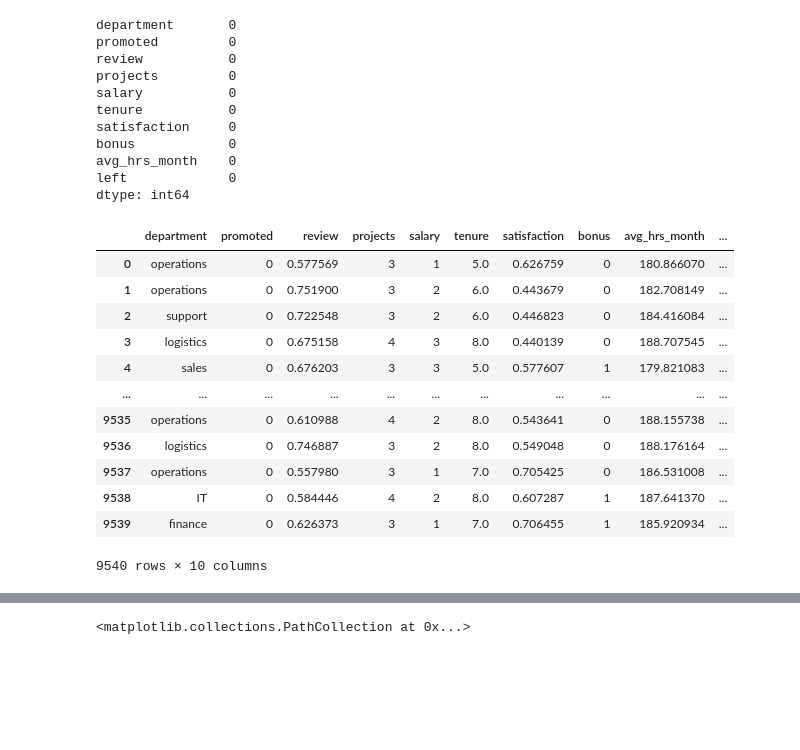
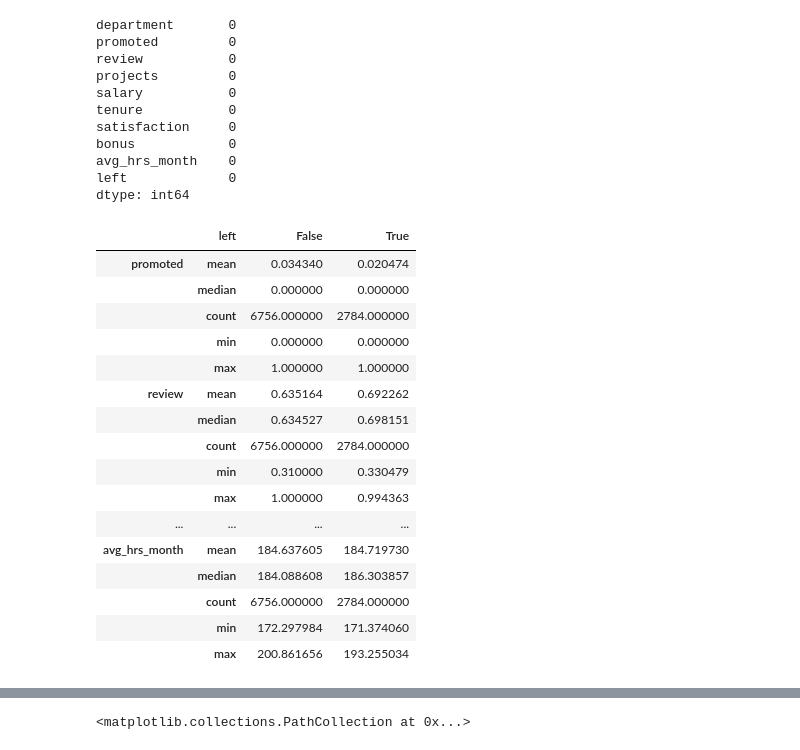
Before and after one commit to aaayala92/HackerRank, a Jupyter notebook: TA_Estadistica_Gerentes/WorkforceChurn_EDA.ipynb, the cells around one changed output, grey strips where cells are left out. Saved outputs shown, nothing was run; the diff lists cells and outputs as text; code cells hidden in the pictures; blank space fills up the shorter version.

```diff
--- a/TA_Estadistica_Gerentes/WorkforceChurn_EDA.ipynb
+++ b/TA_Estadistica_Gerentes/WorkforceChurn_EDA.ipynb
@@ -42,17 +62,21 @@ dtype: int64
 df["salary"] = df["salary"].map({"low":1, "medium":2, "high":3})
-# %%
-df
-# %% [output]
-|  | department | promoted | review | projects | salary | tenure | satisfaction | bonus | avg_hrs_month | ... |
-| 0 | operations | 0 | 0.577569 | 3 | 1 | 5.0 | 0.626759 | 0 | 180.866070 | ... |
-| 1 | operations | 0 | 0.751900 | 3 | 2 | 6.0 | 0.443679 | 0 | 182.708149 | ... |
-| 2 | support | 0 | 0.722548 | 3 | 2 | 6.0 | 0.446823 | 0 | 184.416084 | ... |
-| 3 | logistics | 0 | 0.675158 | 4 | 3 | 8.0 | 0.440139 | 0 | 188.707545 | ... |
-| 4 | sales | 0 | 0.676203 | 3 | 3 | 5.0 | 0.577607 | 1 | 179.821083 | ... |
-| ... | ... | ... | ... | ... | ... | ... | ... | ... | ... | ... |
-| 9535 | operations | 0 | 0.610988 | 4 | 2 | 8.0 | 0.543641 | 0 | 188.155738 | ... |
-| 9536 | logistics | 0 | 0.746887 | 3 | 2 | 8.0 | 0.549048 | 0 | 188.176164 | ... |
-| 9537 | operations | 0 | 0.557980 | 3 | 1 | 7.0 | 0.705425 | 0 | 186.531008 | ... |
-| 9538 | IT | 0 | 0.584446 | 4 | 2 | 8.0 | 0.607287 | 1 | 187.641370 | ... |
-| 9539 | finance | 0 | 0.626373 | 3 | 1 | 7.0 | 0.706455 | 1 | 185.920934 | ... |
-9540 rows × 10 columns
+# %%
+df.groupby("left").agg(["mean","median","count","min","max"]).T
+# %% [output]
+|  | left | False | True |
+| promoted | mean | 0.034340 | 0.020474 |
+|  | median | 0.000000 | 0.000000 |
+|  | count | 6756.000000 | 2784.000000 |
+|  | min | 0.000000 | 0.000000 |
+|  | max | 1.000000 | 1.000000 |
+| review | mean | 0.635164 | 0.692262 |
+|  | median | 0.634527 | 0.698151 |
+|  | count | 6756.000000 | 2784.000000 |
+|  | min | 0.310000 | 0.330479 |
+|  | max | 1.000000 | 0.994363 |
+| ... | ... | ... | ... |
+| avg_hrs_month | mean | 184.637605 | 184.719730 |
+|  | median | 184.088608 | 186.303857 |
+|  | count | 6756.000000 | 2784.000000 |
+|  | min | 172.297984 | 171.374060 |
+|  | max | 200.861656 | 193.255034 |
```
Also changed, not shown: parts of 4 cells of this notebook, 2 other files.
